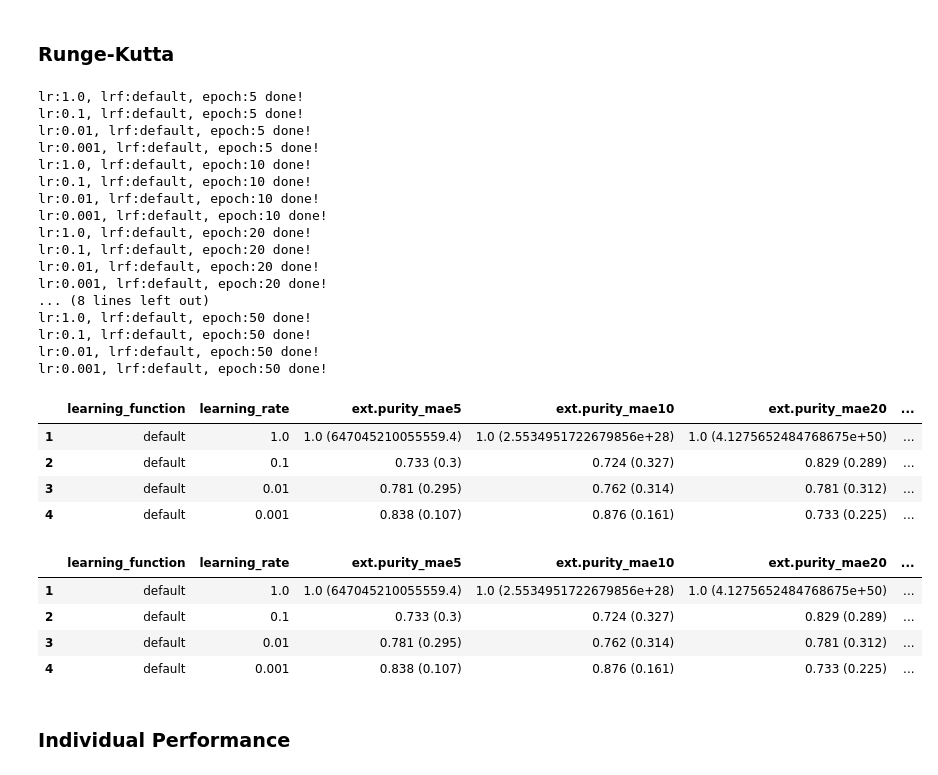
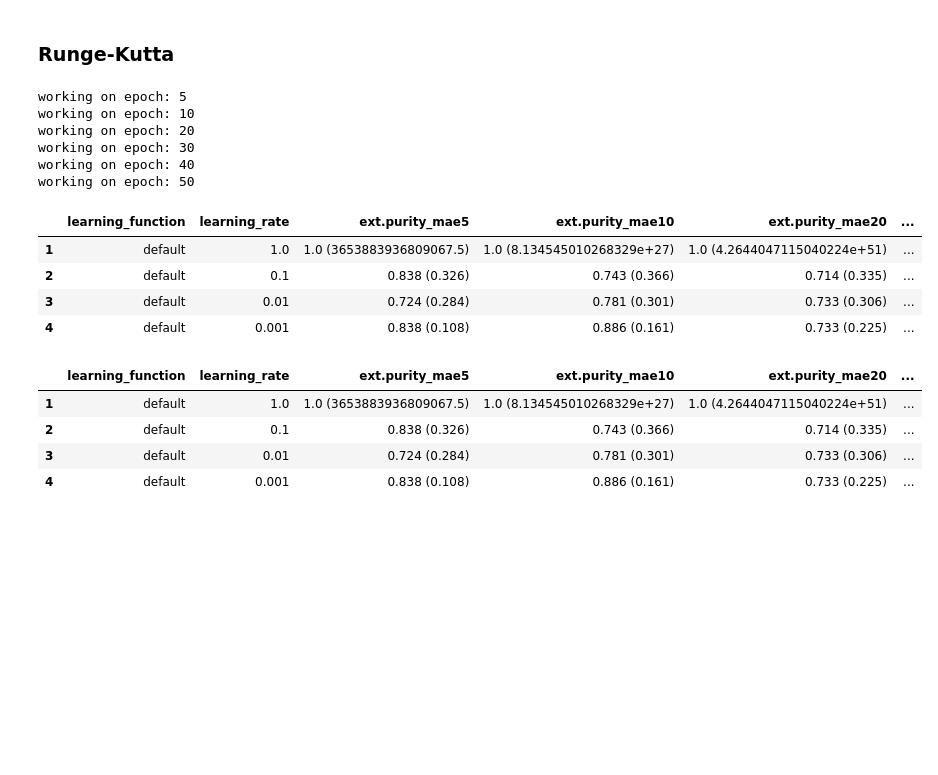
Before and after one commit to richardjonker2000/TMBD-Project-3, a Jupyter notebook: SOM1A.ipynb, the cells around one changed output. Cells and saved outputs as stored; diff of their text form; code cells hidden in the pictures; blank space fills up the shorter version.

Commit message:
som1A done

```diff
--- a/SOM1A.ipynb
+++ b/SOM1A.ipynb
@@ -229,10 +229,12 @@ data = {
     'learning_function': lfs_,
     'learning_rate': lrs_,
 }
+show_updates = False
 
 # main runs
 for epoch in epochs:
-    data.update({f'ext.purity_mae{epoch}': []})
+    print('working on epoch:', epoch)
+    data.update({f'ext.purity_mae{epoch}': []})  # updating dataframe
 
     for lr, lf in lrs_lfs:
         lr = lr.astype('float64')
@@ -257,7 +259,8 @@ for epoch in epochs:
 
         data[f'ext.purity_mae{epoch}'].append(pur_mae)
 
-        print(f'lr:{lr}, lrf:{lf}, epoch:{epoch} done!')
+        if show_updates:
+            print(f'lr:{lr}, lrf:{lf} done!')
 
 
 results_df = pd.DataFrame(data, index=range(1, len(lrs_lfs)+1))
@@ -300,6 +292,7 @@ Multiple runs give different results due to the data shuffling
 # extract columns
 lrs_ = [_[0] for _ in lrs_lfs]
 lfs_ = [_[1] for _ in lrs_lfs]
+show_updates = False
 
 data = {
     'learning_function': lfs_,
@@ -308,65 +301,54 @@ data = {
 
 # main runs
 for epoch in epochs:
+    print('working on epoch:', epoch)
     data.update({f'ext.purity_mae{epoch}': []})
 
     for lr, lf in lrs_lfs:
         lr = lr.astype('float64')
 
         agri_som = SOM(3,3,3)  # initialization
         agri_som.set_weights(weights.copy())
 
         agri_som.train(trunc_data.values,
             num_epochs=epoch,
             init_learning_rate=lr,
             lr_decay_function=lf,
             show_plot=False,
             method = 'runge-kutta'
             )
         joined_df = arrange_data(agri_som)
         # visualize(joined_df, lr, lf, agri_som)
 
         # combine external purity with computed mean-absolute-error
         ext_purity = round(external_purity(joined_df), 3)
         mae = round(np.mean(np.abs(agri_som.approx_net-agri_som.net)), 3)
         pur_mae = f'{ext_purity} ({mae})'
 
         data[f'ext.purity_mae{epoch}'].append(pur_mae)
 
-        print(f'lr:{lr}, lrf:{lf}, epoch:{epoch} done!')
+        if show_updates:
+            print(f'lr:{lr}, lrf:{lf} done!')
 
 results_df_rk = pd.DataFrame(data, index=range(1, len(lrs_lfs)+1))
 results_df_rk
 # %% [output]
-lr:1.0, lrf:default, epoch:5 done!
-lr:0.1, lrf:default, epoch:5 done!
-lr:0.01, lrf:default, epoch:5 done!
-lr:0.001, lrf:default, epoch:5 done!
-lr:1.0, lrf:default, epoch:10 done!
-lr:0.1, lrf:default, epoch:10 done!
-lr:0.01, lrf:default, epoch:10 done!
-lr:0.001, lrf:default, epoch:10 done!
-lr:1.0, lrf:default, epoch:20 done!
-lr:0.1, lrf:default, epoch:20 done!
-lr:0.01, lrf:default, epoch:20 done!
-lr:0.001, lrf:default, epoch:20 done!
-... (8 lines left out)
-lr:1.0, lrf:default, epoch:50 done!
-lr:0.1, lrf:default, epoch:50 done!
-lr:0.01, lrf:default, epoch:50 done!
-lr:0.001, lrf:default, epoch:50 done!
+working on epoch: 5
+working on epoch: 10
+working on epoch: 20
+working on epoch: 30
+working on epoch: 40
+working on epoch: 50
 |  | learning_function | learning_rate | ext.purity_mae5 | ext.purity_mae10 | ext.purity_mae20 | ... |
-| 1 | default | 1.0 | 1.0 (647045210055559.4) | 1.0 (2.5534951722679856e+28) | 1.0 (4.1275652484768675e+50) | ... |
-| 2 | default | 0.1 | 0.733 (0.3) | 0.724 (0.327) | 0.829 (0.289) | ... |
-| 3 | default | 0.01 | 0.781 (0.295) | 0.762 (0.314) | 0.781 (0.312) | ... |
-| 4 | default | 0.001 | 0.838 (0.107) | 0.876 (0.161) | 0.733 (0.225) | ... |
+| 1 | default | 1.0 | 1.0 (3653883936809067.5) | 1.0 (8.134545010268329e+27) | 1.0 (4.2644047115040224e+51) | ... |
+| 2 | default | 0.1 | 0.838 (0.326) | 0.743 (0.366) | 0.714 (0.335) | ... |
+| 3 | default | 0.01 | 0.724 (0.284) | 0.781 (0.301) | 0.733 (0.306) | ... |
+| 4 | default | 0.001 | 0.838 (0.108) | 0.886 (0.161) | 0.733 (0.225) | ... |
 # %%
 results_df_rk
 # %% [output]
 |  | learning_function | learning_rate | ext.purity_mae5 | ext.purity_mae10 | ext.purity_mae20 | ... |
-| 1 | default | 1.0 | 1.0 (647045210055559.4) | 1.0 (2.5534951722679856e+28) | 1.0 (4.1275652484768675e+50) | ... |
-| 2 | default | 0.1 | 0.733 (0.3) | 0.724 (0.327) | 0.829 (0.289) | ... |
-| 3 | default | 0.01 | 0.781 (0.295) | 0.762 (0.314) | 0.781 (0.312) | ... |
-| 4 | default | 0.001 | 0.838 (0.107) | 0.876 (0.161) | 0.733 (0.225) | ... |
+| 1 | default | 1.0 | 1.0 (3653883936809067.5) | 1.0 (8.134545010268329e+27) | 1.0 (4.2644047115040224e+51) | ... |
+| 2 | default | 0.1 | 0.838 (0.326) | 0.743 (0.366) | 0.714 (0.335) | ... |
+| 3 | default | 0.01 | 0.724 (0.284) | 0.781 (0.301) | 0.733 (0.306) | ... |
+| 4 | default | 0.001 | 0.838 (0.108) | 0.886 (0.161) | 0.733 (0.225) | ... |
-# %% [markdown]
-### **Individual Performance**
```
Also changed, not shown: parts of 8 cells of this notebook, 1 other file.
